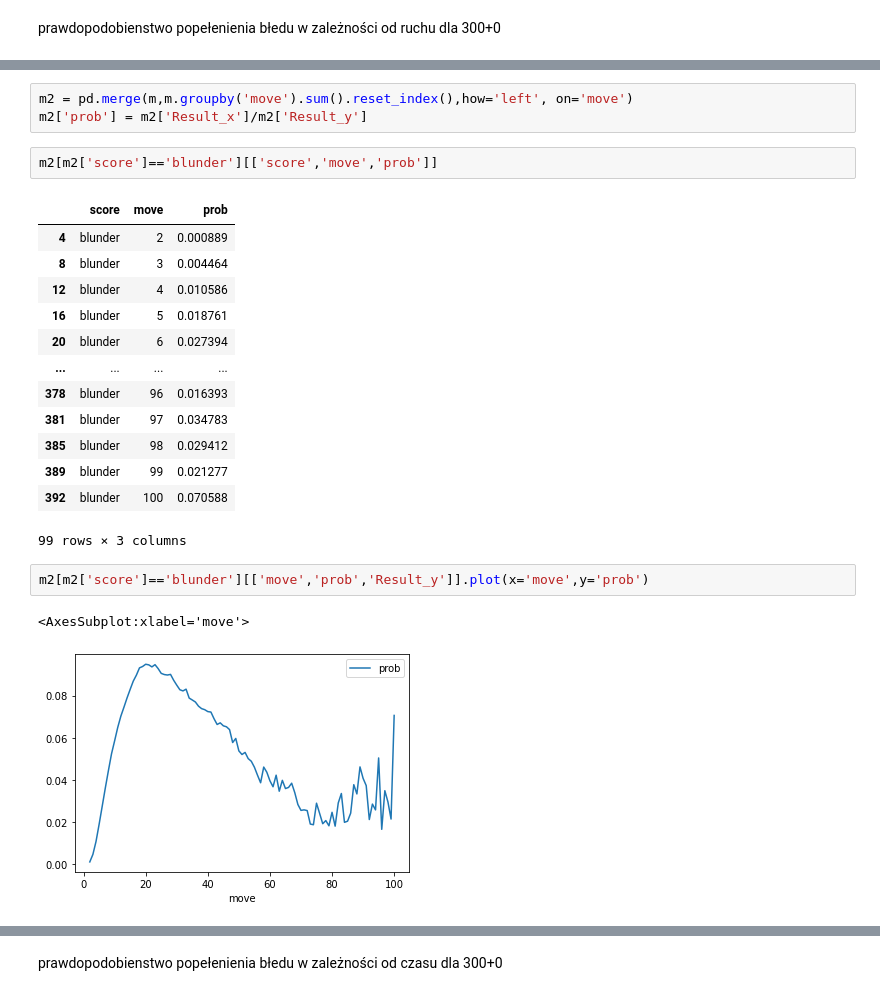
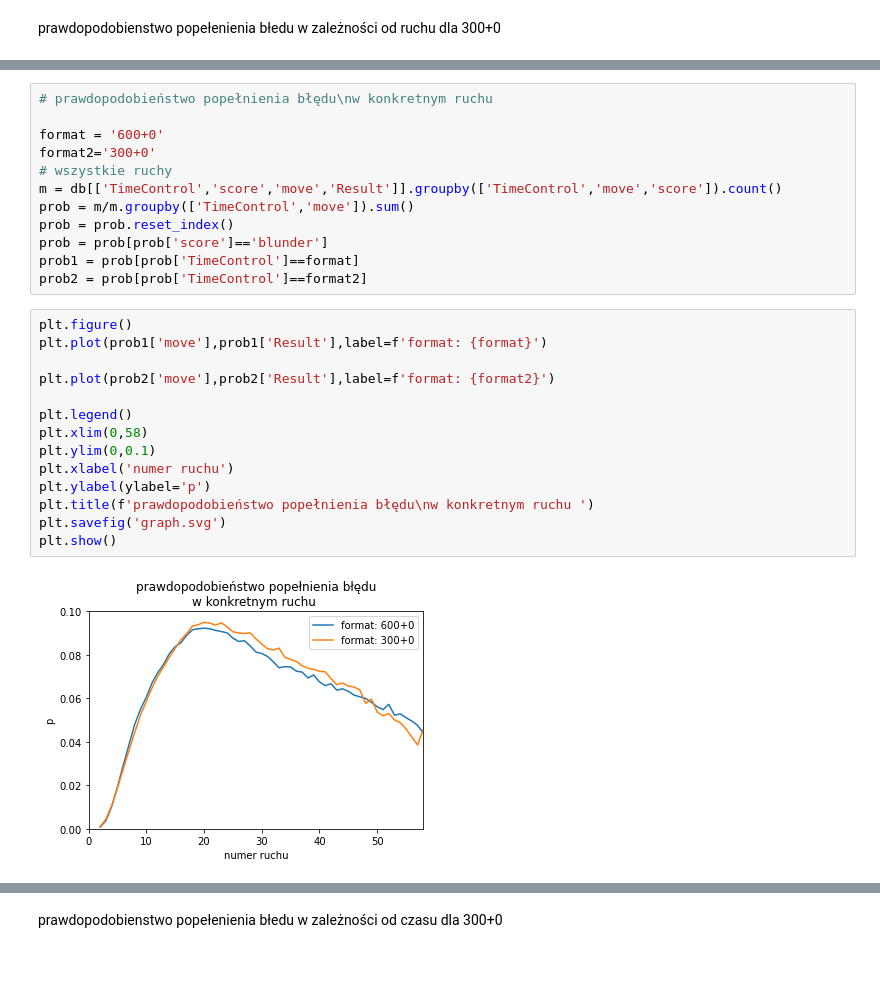
Before and after one commit to rogulforce/Chess, a Jupyter notebook: Python/analysis.ipynb, the cells around one changed output, grey strips where cells are left out. Drawn from its saved outputs; the diff is of its cells as text; blank space fills up the shorter version.

```diff
--- a/Python/analysis.ipynb
+++ b/Python/analysis.ipynb
@@ -105,24 +83,28 @@ m
-# %%
-m2 = pd.merge(m,m.groupby('move').sum().reset_index(),how='left', on='move')
-m2['prob'] = m2['Result_x']/m2['Result_y']
-# %%
-m2[m2['score']=='blunder'][['score','move','prob']]
-# %% [output]
-|  | score | move | prob |
-| 4 | blunder | 2 | 0.000889 |
-| 8 | blunder | 3 | 0.004464 |
-| 12 | blunder | 4 | 0.010586 |
-| 16 | blunder | 5 | 0.018761 |
-| 20 | blunder | 6 | 0.027394 |
-| ... | ... | ... | ... |
-| 378 | blunder | 96 | 0.016393 |
-| 381 | blunder | 97 | 0.034783 |
-| 385 | blunder | 98 | 0.029412 |
-| 389 | blunder | 99 | 0.021277 |
-| 392 | blunder | 100 | 0.070588 |
-99 rows × 3 columns
-# %%
-m2[m2['score']=='blunder'][['move','prob','Result_y']].plot(x='move',y='prob')
-# %% [output]
-<AxesSubplot:xlabel='move'>
-[figure, removed]
+# %%
+# prawdopodobieństwo popełnienia błędu\nw konkretnym ruchu
+
+format = '600+0'
+format2='300+0'
+# wszystkie ruchy
+m = db[['TimeControl','score','move','Result']].groupby(['TimeControl','move','score']).count()
+prob = m/m.groupby(['TimeControl','move']).sum()
+prob = prob.reset_index()
+prob = prob[prob['score']=='blunder']
+prob1 = prob[prob['TimeControl']==format]
+prob2 = prob[prob['TimeControl']==format2]
+# %%
+plt.figure()
+plt.plot(prob1['move'],prob1['Result'],label=f'format: {format}')
+
+plt.plot(prob2['move'],prob2['Result'],label=f'format: {format2}')
+
+plt.legend()
+plt.xlim(0,58)
+plt.ylim(0,0.1)
+plt.xlabel('numer ruchu')
+plt.ylabel(ylabel='p')
+plt.title(f'prawdopodobieństwo popełnienia błędu\nw konkretnym ruchu ')
+plt.savefig('graph.svg')
+plt.show()
+# %% [output]
+[figure, added]
```
Also changed, not shown: parts of 19 cells of this notebook, 9 other files.
